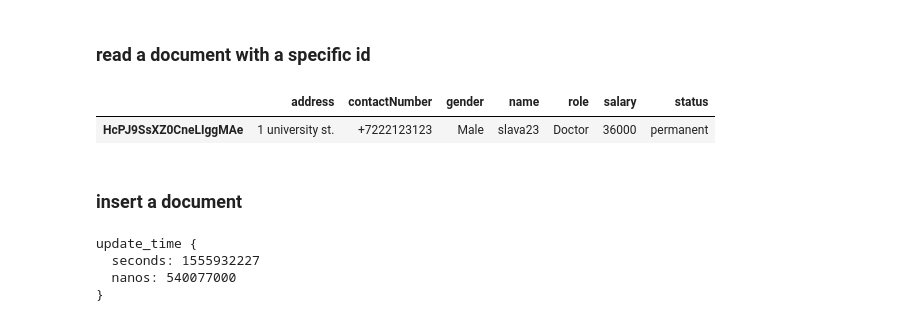
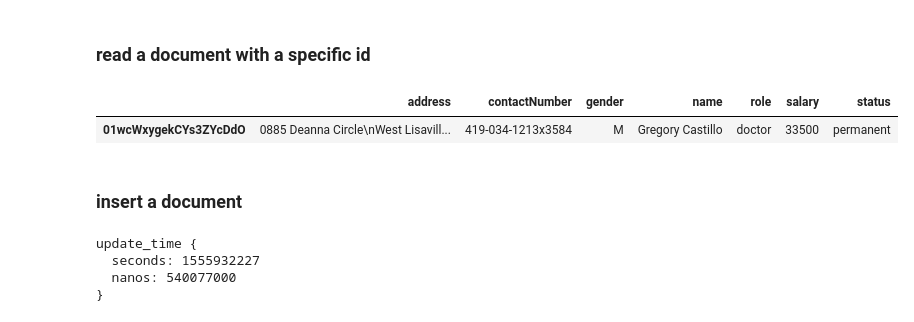
Before and after one commit to ElBatanony/dmd-hospital-system, a Jupyter notebook: Queries to Firebase.ipynb, the cells around one changed output. Saved outputs shown, nothing was run; the diff lists cells and outputs as text; code cells hidden in the pictures.

```diff
--- a/Queries to Firebase.ipynb
+++ b/Queries to Firebase.ipynb
@@ -46,12 +55,12 @@ print_docs(docs)
 # %% [markdown]
 ### read a document with a specific id
 # %%
-doc_ref = db.collection("employees").document("HcPJ9SsXZ0CneLIggMAe")
+doc_ref = db.collection("employees").document("01wcWxygekCYs3ZYcDdO")
 doc = doc_ref.get()
 print_doc(doc)
 # %% [output]
 |  | address | contactNumber | gender | name | role | salary | status |
-| HcPJ9SsXZ0CneLIggMAe | 1 university st. | +7222123123 | Male | slava23 | Doctor | 36000 | permanent |
+| 01wcWxygekCYs3ZYcDdO | 0885 Deanna Circle\nWest Lisavill... | 419-034-1213x3584 | M | Gregory Castillo | doctor | 33500 | permanent |
 # %% [markdown]
 ### insert a document
 # %%
```
Also changed, not shown: parts of 6 cells of this notebook.
